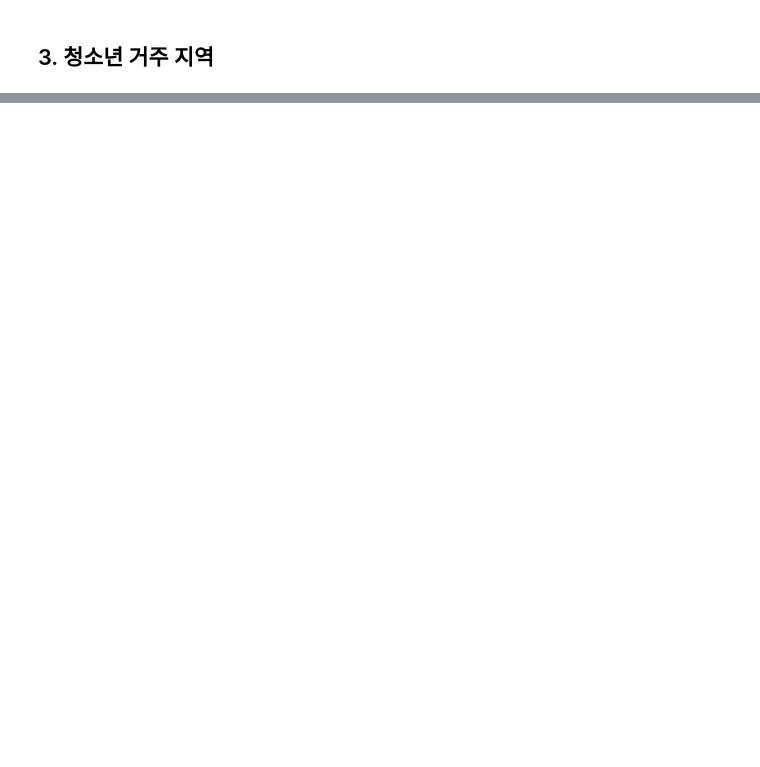
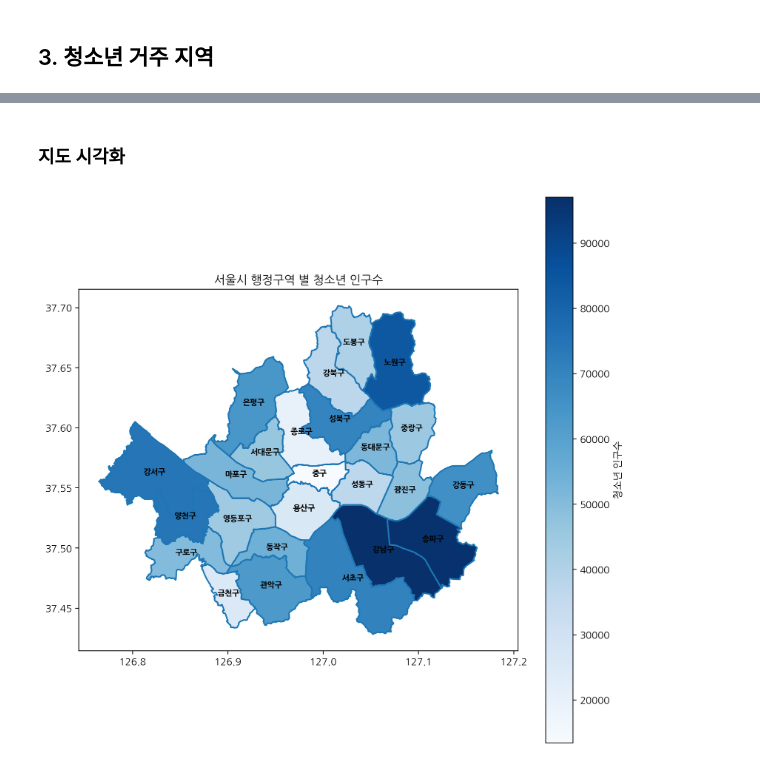
Before and after one commit to thdnjs0730/2024-1-my-BDA, a Jupyter notebook: 데이터분석과제_03조_20231596_최소원_20231596_최소원.ipynb, the cells around one changed output, grey strips where cells are left out. Drawn from its saved outputs; the diff is of its cells as text; code cells hidden in the pictures; blank space fills up the shorter version.

```diff
--- a/데이터분석과제_03조_20231596_최소원_20231596_최소원.ipynb
+++ b/데이터분석과제_03조_20231596_최소원_20231596_최소원.ipynb
@@ -265 +232,7 @@ df_pop = pd.read_csv('202403_202403_주민등록 인구 기타현황(아동청
+# %%
+# 서울 행정구역 GeoJSON 파일 불러오기
+gdf_seoul = gpd.read_file('SIG_Seoul.geojson')
+
+# 주민등록 인구 데이터 불러오기
+df_pop = pd.read_csv('거주인구.csv', skiprows=2)
 # %%
@@ -299,0 +261,20 @@ map_seoul.save('map.html')
+# %%
+# GeoDataFrame과 인구 데이터를 병합
+gdf_seoul = gdf_seoul.merge(df_pop, how='left', left_on='SIG_CD', right_on='행정기관코드')
+# %% [markdown]
+### 지도 시각화
+# %%
+# 지도 시각화
+fig, ax = plt.subplots(1, 1, figsize=(10, 10))
+gdf_seoul.boundary.plot(ax=ax)
+gdf_seoul.plot(column='청소년 전체', ax=ax, legend=True, cmap='Blues', legend_kwds={'label': "청소년 인구수"})
+plt.title("서울시 행정구역 별 청소년 인구수")
+
+# 지역 이름 추가
+for idx, row in gdf_seoul.iterrows():
+    plt.annotate(text=row['SIG_KOR_NM'], xy=(row.geometry.centroid.x, row.geometry.centroid.y),
+                 horizontalalignment='center', fontsize=8, color='black', weight='bold')
+
+plt.show()
+# %% [output]
+[figure, added]
```
Also changed, not shown: parts of 23 cells of this notebook.
